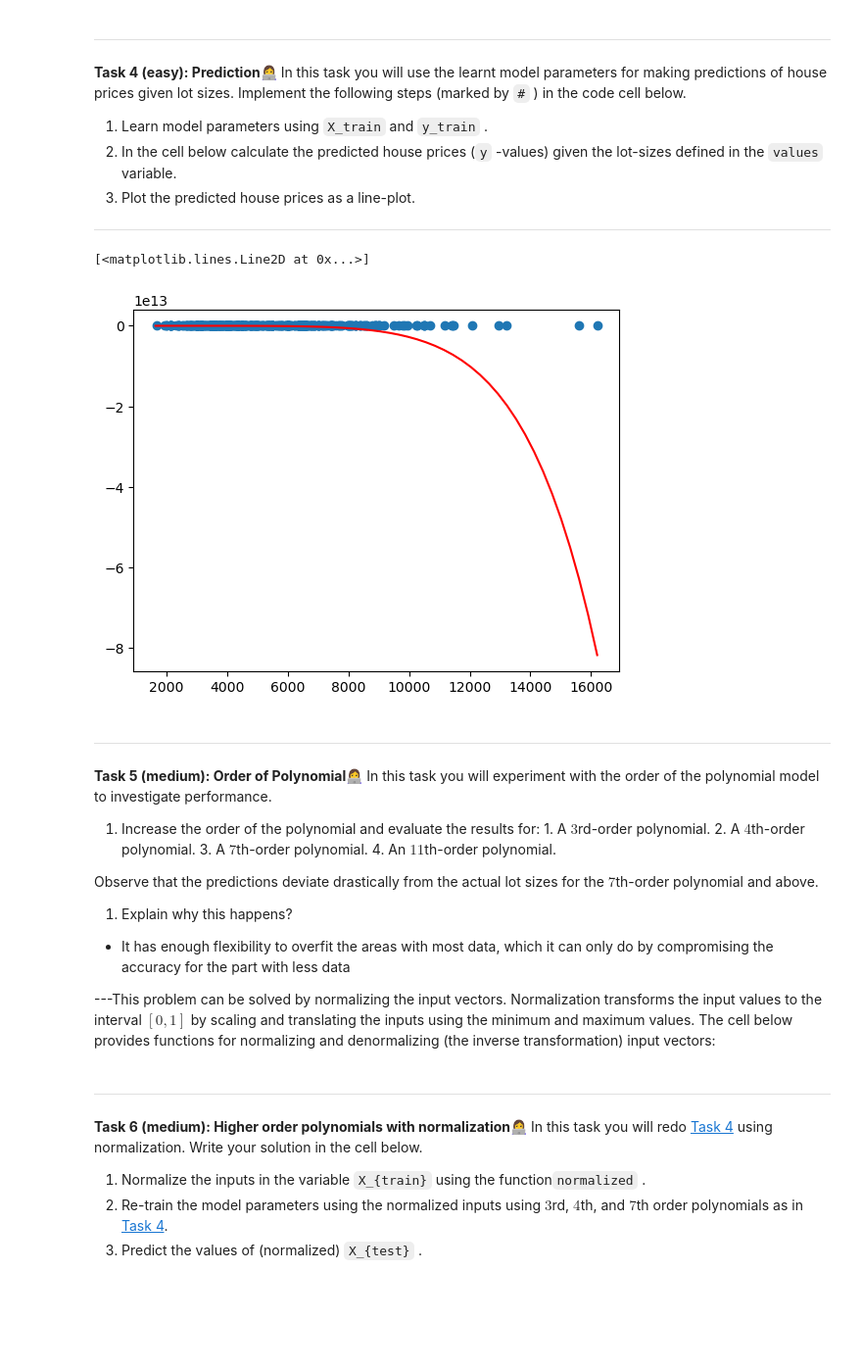
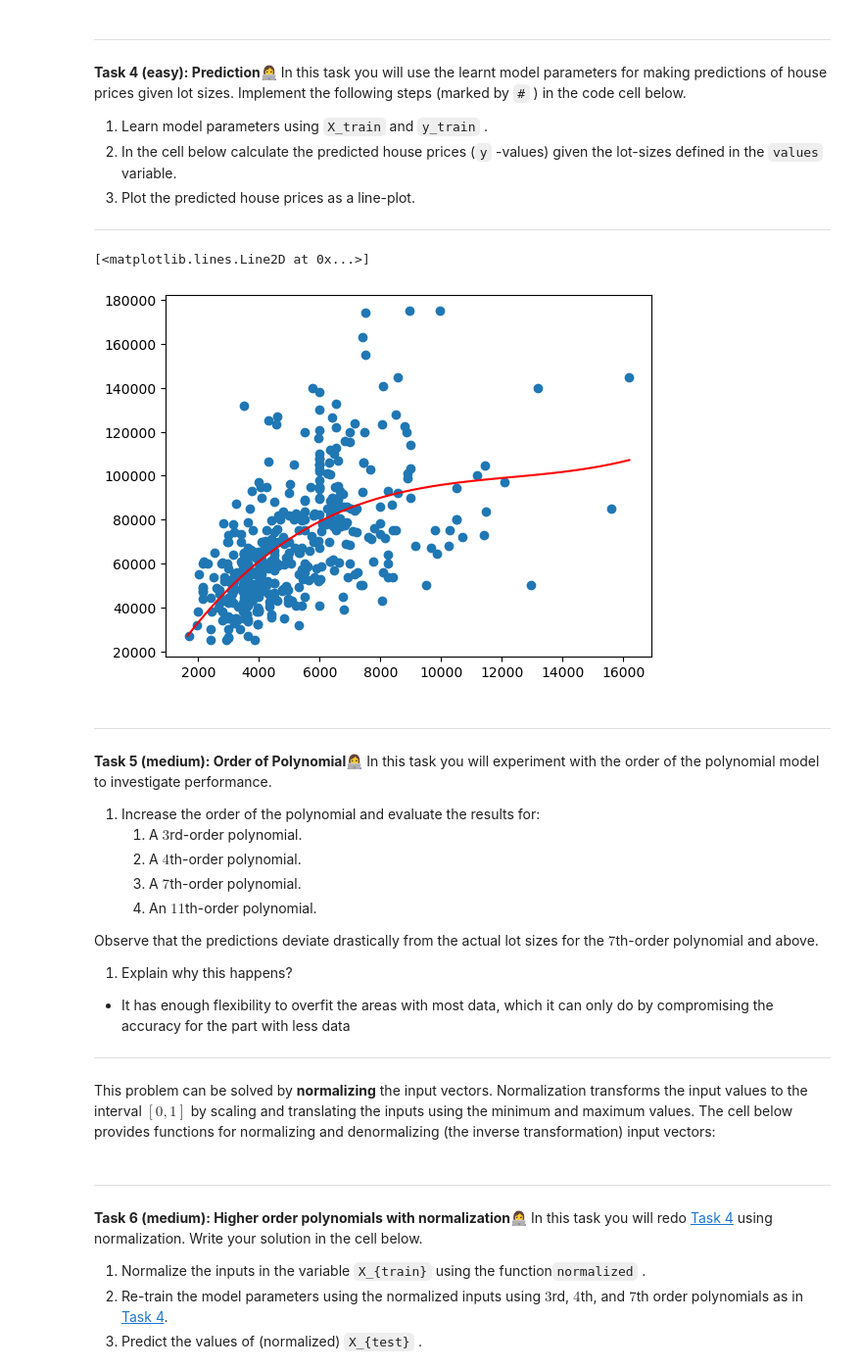
Before and after one commit to hannahcandersen/iml_exercises, a Jupyter notebook: Q6 - Model Complexity/week7/01-polynomial_regression.ipynb, the cells around one changed output. Shown at 98% size. Cells and saved outputs as stored; diff of their text form; code cells hidden in the pictures; blank space fills up the shorter version.

```diff
--- a/Q6 - Model Complexity/week7/01-polynomial_regression.ipynb
+++ b/Q6 - Model Complexity/week7/01-polynomial_regression.ipynb
@@ -188,24 +239,25 @@ In this task you will use the learnt model parameters for making predictions of
 # %%
 values = np.linspace(X_full.min(), X_full.max(), 50) # lot size values
 
 # (1) Learn model parameters
-w = train(X_train, y_train, 7)
+w = train(X_train, y_train, 3) # CHANGE ORDER
 
 # (2) Evaluate model
 predicted = predict(values, w)
 
 # (3) Plot predicted values
 plt.scatter(X_train, y_train)
 plt.plot(values, predicted, color='red')
 # %% [output]
 [<matplotlib.lines.Line2D at 0x...>]
-[figure, old version]
+[figure, new version]
 # %% [markdown]
 
 ---
 **Task 5 (medium): Order of Polynomial👩‍💻**
 In this task you will experiment with the order of the polynomial model to investigate performance.
-1. Increase the order of the polynomial and evaluate the results for:    1. A $3$rd-order polynomial.
+1. Increase the order of the polynomial and evaluate the results for:
+    1. A $3$rd-order polynomial.
     2. A $4$th-order polynomial.
     3. A $7$th-order polynomial.
     4. An $11$th-order polynomial.
@@ -216,8 +268,8 @@ Observe that the predictions deviate drastically from the actual lot sizes for t
 1. Explain why this happens?
 - It has enough flexibility to overfit the areas with most data, which it can only do by compromising the accuracy for the part with less data
 
-
----This problem can be solved by normalizing the input vectors. Normalization transforms the input values to the interval $[0, 1]$ by scaling and translating the inputs using the minimum and maximum values.
+---
+This problem can be solved by **normalizing** the input vectors. Normalization transforms the input values to the interval $[0, 1]$ by scaling and translating the inputs using the minimum and maximum values.
 The cell below provides functions for normalizing and denormalizing (the inverse transformation) input vectors:
 # %%
 def normalized(X):
```
Also changed, not shown: parts of 1 cell of this notebook, 40 other files.
